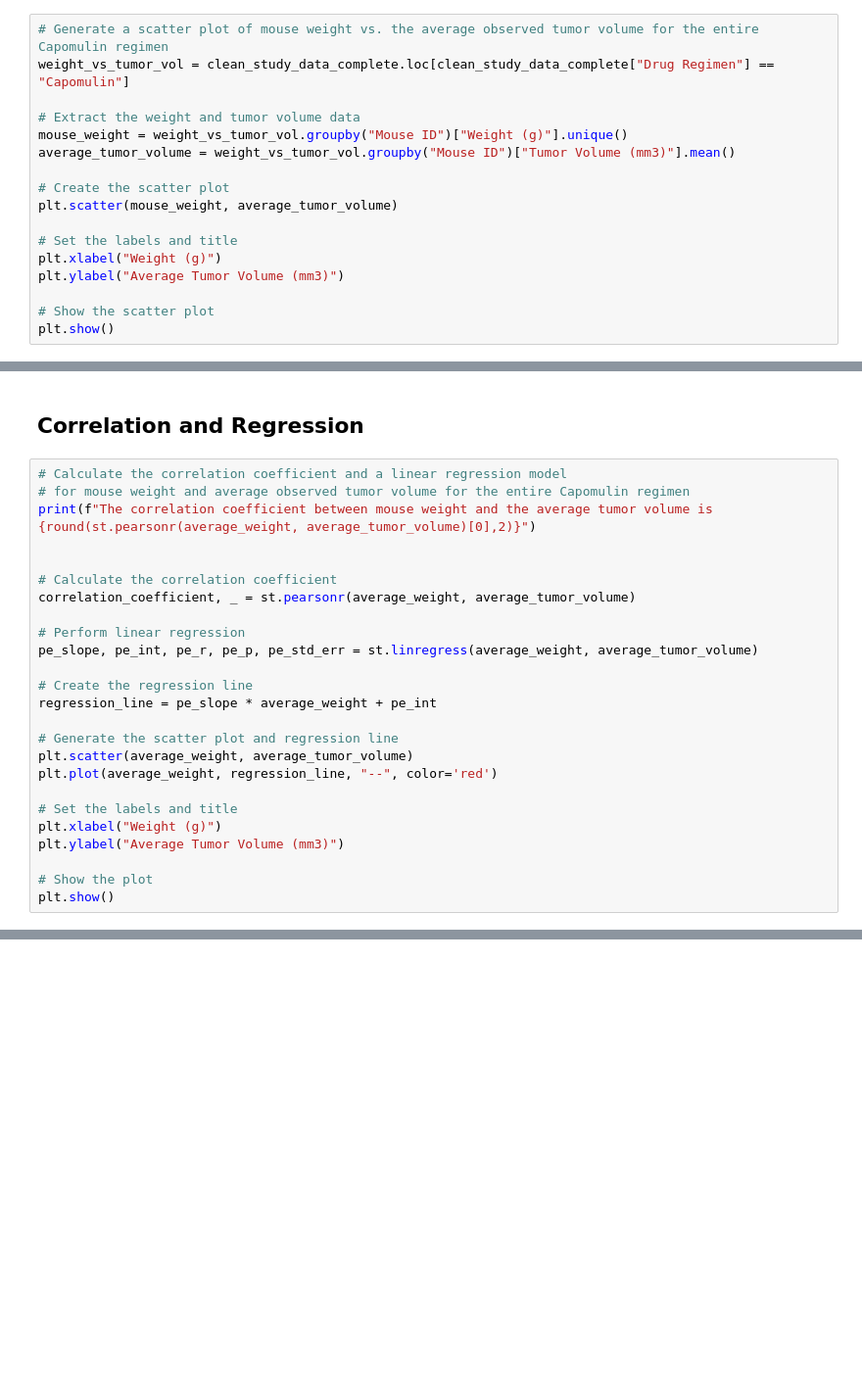
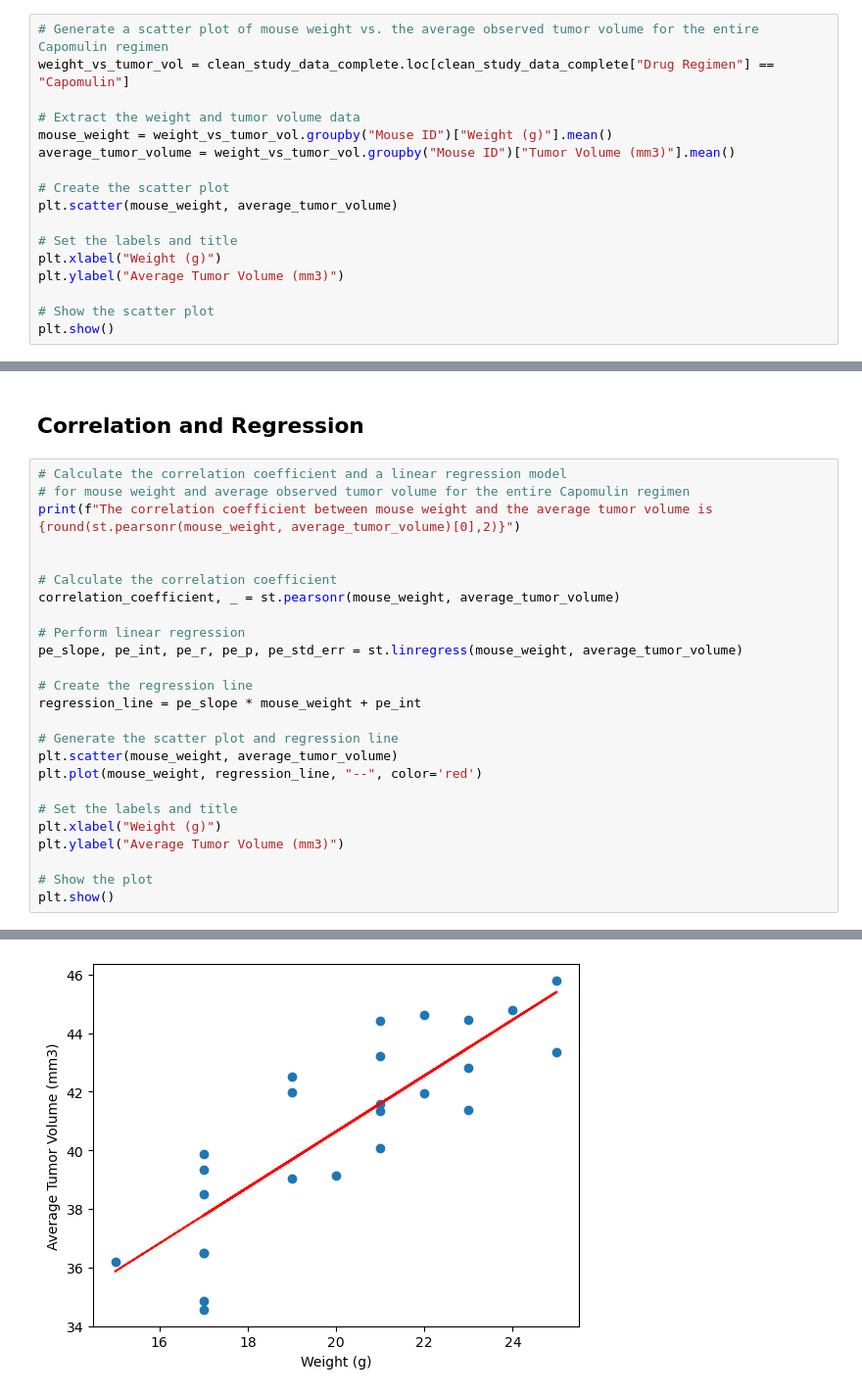
Before and after one commit to ehsan55555/Cancer-Treatment-Analysis, a Jupyter notebook: pymaceuticals_starter.ipynb, the cells around one changed output, grey strips where cells are left out. Shown at 98% size. Cells and saved outputs as stored; diff of their text form; blank space fills up the shorter version.

```diff
--- a/pymaceuticals_starter.ipynb
+++ b/pymaceuticals_starter.ipynb
@@ -368,7 +368,7 @@ plt.show()
 weight_vs_tumor_vol = clean_study_data_complete.loc[clean_study_data_complete["Drug Regimen"] == "Capomulin"]
 
 # Extract the weight and tumor volume data
-mouse_weight = weight_vs_tumor_vol.groupby("Mouse ID")["Weight (g)"].unique()
+mouse_weight = weight_vs_tumor_vol.groupby("Mouse ID")["Weight (g)"].mean()
 average_tumor_volume = weight_vs_tumor_vol.groupby("Mouse ID")["Tumor Volume (mm3)"].mean()
 
 # Create the scatter plot
@@ -387,21 +387,21 @@ plt.show()
 # %%
 # Calculate the correlation coefficient and a linear regression model
 # for mouse weight and average observed tumor volume for the entire Capomulin regimen
-print(f"The correlation coefficient between mouse weight and the average tumor volume is {round(st.pearsonr(average_weight, average_tumor_volume)[0],2)}")
+print(f"The correlation coefficient between mouse weight and the average tumor volume is {round(st.pearsonr(mouse_weight, average_tumor_volume)[0],2)}")
 
 
 # Calculate the correlation coefficient
-correlation_coefficient, _ = st.pearsonr(average_weight, average_tumor_volume)
+correlation_coefficient, _ = st.pearsonr(mouse_weight, average_tumor_volume)
 
 # Perform linear regression
-pe_slope, pe_int, pe_r, pe_p, pe_std_err = st.linregress(average_weight, average_tumor_volume)
+pe_slope, pe_int, pe_r, pe_p, pe_std_err = st.linregress(mouse_weight, average_tumor_volume)
 
 # Create the regression line
-regression_line = pe_slope * average_weight + pe_int
+regression_line = pe_slope * mouse_weight + pe_int
 
 # Generate the scatter plot and regression line
-plt.scatter(average_weight, average_tumor_volume)
-plt.plot(average_weight, regression_line, "--", color='red')
+plt.scatter(mouse_weight, average_tumor_volume)
+plt.plot(mouse_weight, regression_line, "--", color='red')
 
 # Set the labels and title
 plt.xlabel("Weight (g)")
@@ -413,0 +414 @@ NameError: name 'average_weight' is not defined
+[figure, added]
```
Also changed, not shown: parts of 1 cell of this notebook.
